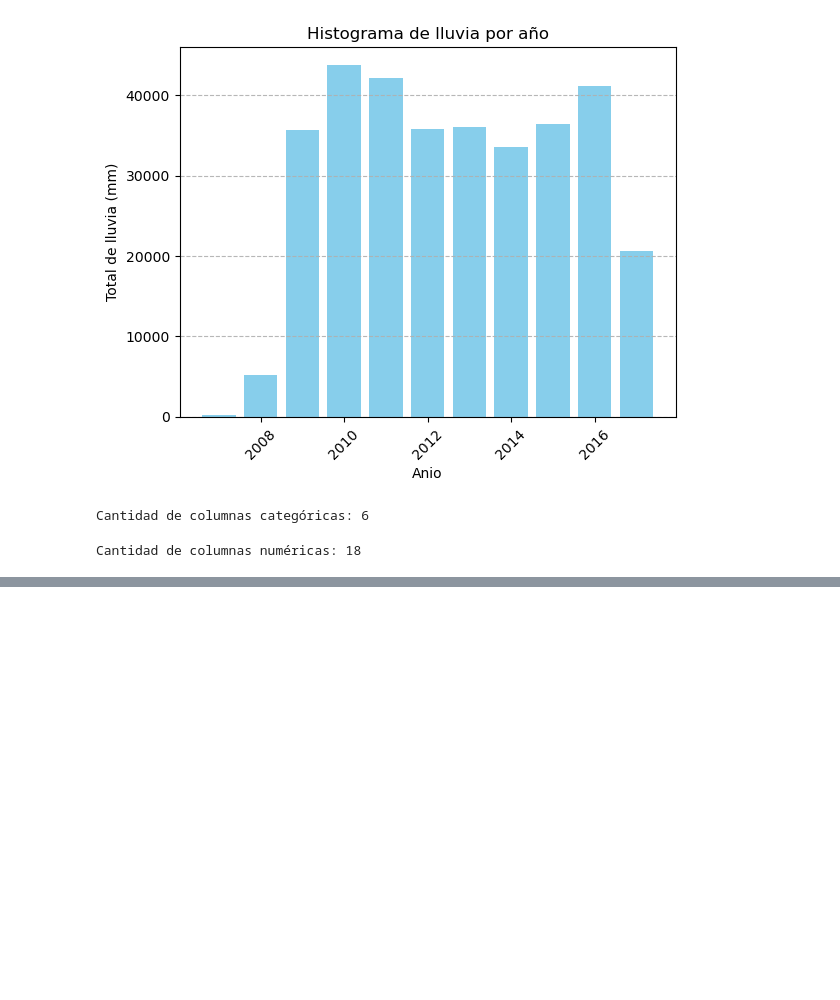
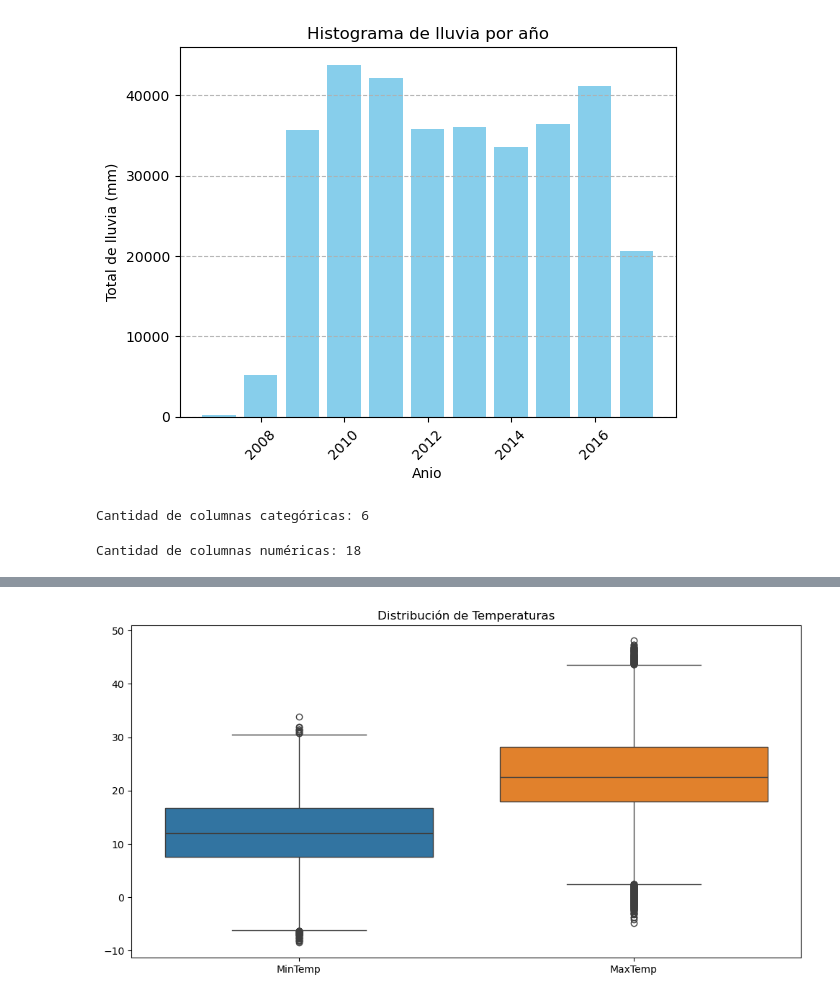
Before and after one commit to Francisco-pizarro/Mineria_datos, a Jupyter notebook: entregable_1.ipynb, the cells around one changed output, grey strips where cells are left out. Saved outputs shown, nothing was run; the diff lists cells and outputs as text; code cells hidden in the pictures; blank space fills up the shorter version.

```diff
--- a/entregable_1.ipynb
+++ b/entregable_1.ipynb
@@ -280,0 +330,10 @@ Cantidad de columnas numéricas: 18
+# %%
+# Estadísticas para columnas categóricas
+columnas_categoricas = data_esp.select_dtypes(include=['object']).columns
+
+print("\nEstadísticas de columnas categóricas:\n")
+for col in columnas_categoricas:
+    moda = data_esp[col].mode()[0]
+    cantidad = data_esp[col].value_counts().iloc[0]
+    print(f"{col}:")
+    print(f"  Moda: {moda} (Aparece {cantidad} veces)\n")
@@ -280,0 +363,17 @@ Cantidad de columnas numéricas: 18
+# %%
+# Las columnas de temperaturas no las imputaremos, ya que representan un porcentaje menor al 3% de datos nulos
+# Imputar columnas numéricas con la mediana
+columnas_mediana = ['Pres9am', 'Pres3pm', 'Hum3pm', 'Nub9am', 'Nub3pm', 'VelRafaga']
+
+for col in columnas_mediana:
+    if (data_esp[col].isna().sum() / len(data_esp)) * 100 >= 3:
+        data_esp[col] = data_esp[col].fillna(data_esp[col].median())
+# %%
+# Imputar columnas categóricas con moda
+columnas_moda = ['DirRafaga', 'Dir9am', 'Dir3pm']
+for col in columnas_moda:
+    if (data_esp[col].isna().sum() / len(data_esp)) * 100 > 3:
+        data_esp[col] = data_esp[col].fillna(data_esp[col].mode()[0])
+# %%
+# Eliminar las columnas Sol y Evaporacion debido a la gran cantidad de valores nulos
+data_esp.drop(columns=['Sol', 'Evaporacion'], inplace=True)
@@ -280,0 +407,8 @@ Cantidad de columnas numéricas: 18
+# %%
+# Generamos el diagrama de caja y bigote para visalizar la dispersion de los datos
+plt.figure(figsize=(12, 6))
+sns.boxplot(data=data_esp[['MinTemp', 'MaxTemp']])
+plt.title('Distribución de Temperaturas')
+plt.show()
+# %% [output]
+[figure, added]
```
Also changed, not shown: parts of 11 cells of this notebook, 1 other file.
